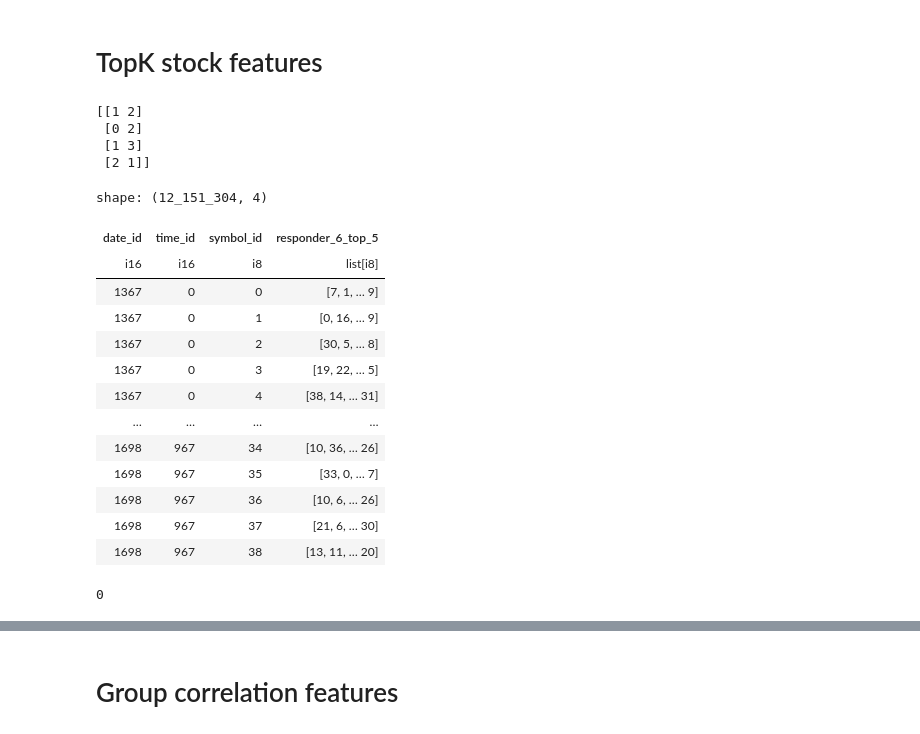
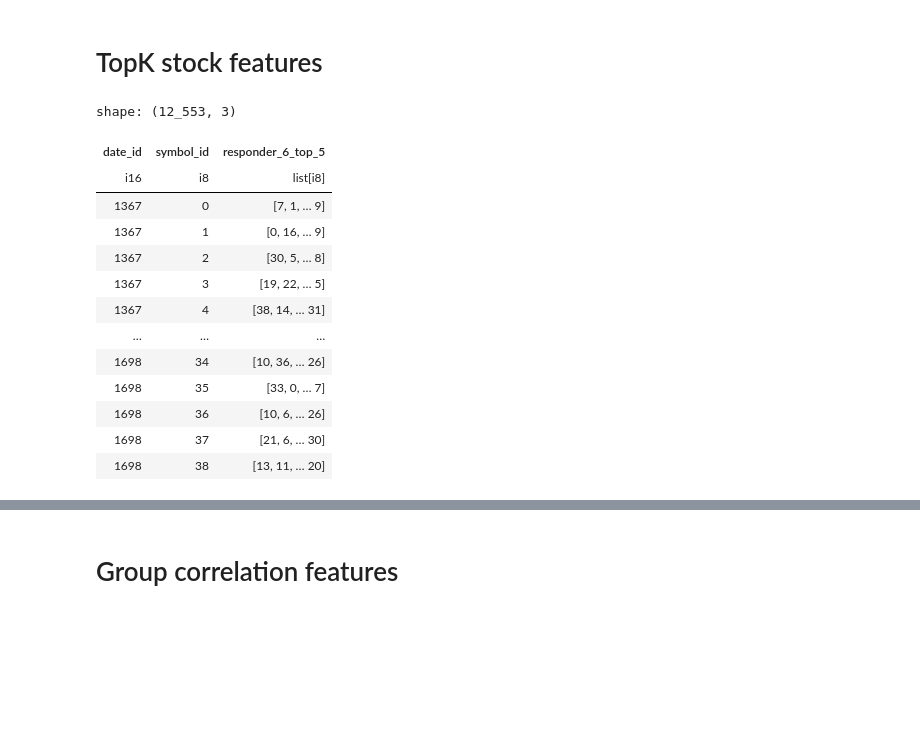
Before and after one commit to lorecampa/jane_street_forecasting, a Jupyter notebook: nbs/tree/features.ipynb, the cells around one changed output, grey strips where cells are left out. Drawn from its saved outputs; the diff is of its cells as text; code cells hidden in the pictures; blank space fills up the shorter version.

```diff
--- a/nbs/tree/features.ipynb
+++ b/nbs/tree/features.ipynb
@@ -122,31 +122,6 @@ plot_importance(model, importance_type='gain', title='Feature importance (Gain)'
 [figure]
 # %% [markdown]
 # TopK stock features
-# %%
-import numpy as np
-
-# Example correlation matrix (replace this with your actual corr_matrix)
-corr_matrix = np.array([
-    [1.0, 0.8, 0.5, 0.2],
-    [0.8, 1.0, 0.7, 0.3],
-    [0.5, 0.7, 1.0, 0.6],
-    [0.2, 0.3, 0.6, 1.0]
-], dtype=np.float32)
-
-top_k = 2  # Number of top correlated indices to extract
-
-# Set diagonal to a very low value (e.g., -inf) to exclude self-correlation
-np.fill_diagonal(corr_matrix, -np.inf)
-
-# Use `np.argsort` to get the indices of the top_k largest correlations for each row
-top_k_indices = np.argsort(-corr_matrix, axis=1)[:, :top_k]  # Sort in descending order and select top_k
-
-print(top_k_indices)
-# %% [output]
-[[1 2]
- [0 2]
- [1 3]
- [2 1]]
 # %%
 from scipy.cluster.hierarchy import dendrogram, linkage, fcluster
 
@@ -176,6 +151,8 @@ def _fn(df: pl.DataFrame, period, responder, schema, top_k) -> pl.DataFrame:
     stock_topk_mapping = dict(zip(stocks, top_stocks))
 
     # print(stock_topk_mapping)
+    curr_stocks = res['symbol_id'].unique().to_numpy()
+    res = pl.DataFrame({'date_id': [max_date] * len(curr_stocks), 'symbol_id': curr_stocks})
     res = res.with_columns(
         pl.col('symbol_id').replace_strict(
             stock_topk_mapping,
@@ -183,49 +160,47 @@ def _fn(df: pl.DataFrame, period, responder, schema, top_k) -> pl.DataFrame:
             return_dtype=pl.List(pl.Int8)
         ).alias(f'{responder}_top_{top_k}')
     )
 
     return res.cast(schema)
 
 
 responder = 'responder_6'
 top_k = 5
 period=7
 
-schema = {'date_id': pl.Int16, 'time_id': pl.Int16, 'symbol_id': pl.Int8, f'{responder}_top_{top_k}': pl.List(pl.Int8)}
+schema = {'date_id': pl.Int16, 'symbol_id': pl.Int8, f'{responder}_top_{top_k}': pl.List(pl.Int8)}
 
 
 n_days = complete_ds.select('date_id').collect().n_unique()
 with tqdm(total=int(n_days)) as pbar:
     _df = complete_ds.select('date_id', 'time_id', 'symbol_id', responder).sort('date_id').group_by_dynamic(
         pl.col('date_id').cast(pl.Int64),
         period=f'{period}i',
         every='1i',
         closed='both',
     ).map_groups(
         wrapper_pbar(
             pbar,
             lambda df: _fn(df, period=period, responder=responder, schema=schema, top_k=top_k),
         ),
         schema=schema
     ).collect()
 
 _df
 # %% [output]
-shape: (12_151_304, 4)
+shape: (12_553, 3)
-| date_id | time_id | symbol_id | responder_6_top_5 |
-| i16 | i16 | i8 | list[i8] |
-| 1367 | 0 | 0 | [7, 1, … 9] |
-| 1367 | 0 | 1 | [0, 16, … 9] |
-| 1367 | 0 | 2 | [30, 5, … 8] |
-| 1367 | 0 | 3 | [19, 22, … 5] |
-| 1367 | 0 | 4 | [38, 14, … 31] |
-| … | … | … | … |
-| 1698 | 967 | 34 | [10, 36, … 26] |
-| 1698 | 967 | 35 | [33, 0, … 7] |
-| 1698 | 967 | 36 | [10, 6, … 26] |
-| 1698 | 967 | 37 | [21, 6, … 30] |
-| 1698 | 967 | 38 | [13, 11, … 20] |
+| date_id | symbol_id | responder_6_top_5 |
+| i16 | i8 | list[i8] |
+| 1367 | 0 | [7, 1, … 9] |
+| 1367 | 1 | [0, 16, … 9] |
+| 1367 | 2 | [30, 5, … 8] |
+| 1367 | 3 | [19, 22, … 5] |
+| 1367 | 4 | [38, 14, … 31] |
+| … | … | … |
+| 1698 | 34 | [10, 36, … 26] |
+| 1698 | 35 | [33, 0, … 7] |
+| 1698 | 36 | [10, 6, … 26] |
+| 1698 | 37 | [21, 6, … 30] |
+| 1698 | 38 | [13, 11, … 20] |
 # %%
 _df['responder_6_top_5'].null_count()
-# %% [output]
-0
```
Also changed, not shown: parts of 3 cells of this notebook, 5 other files.
